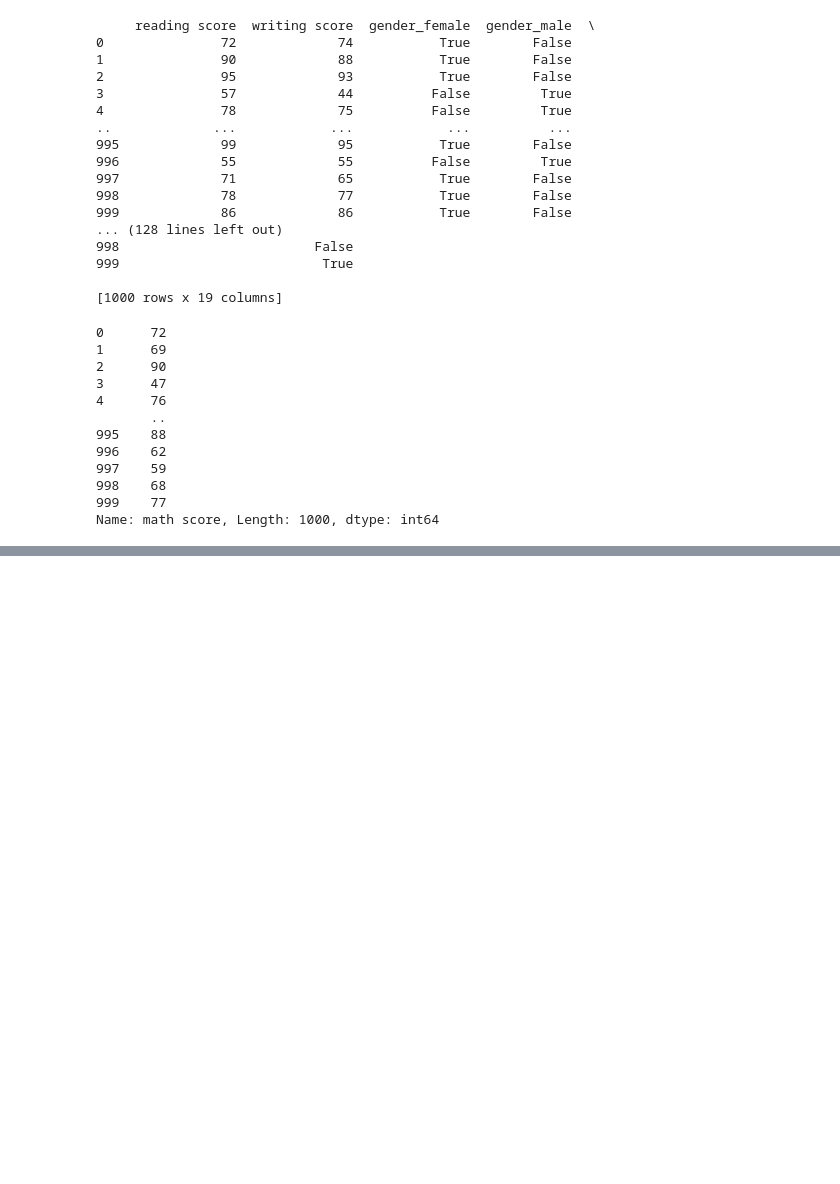
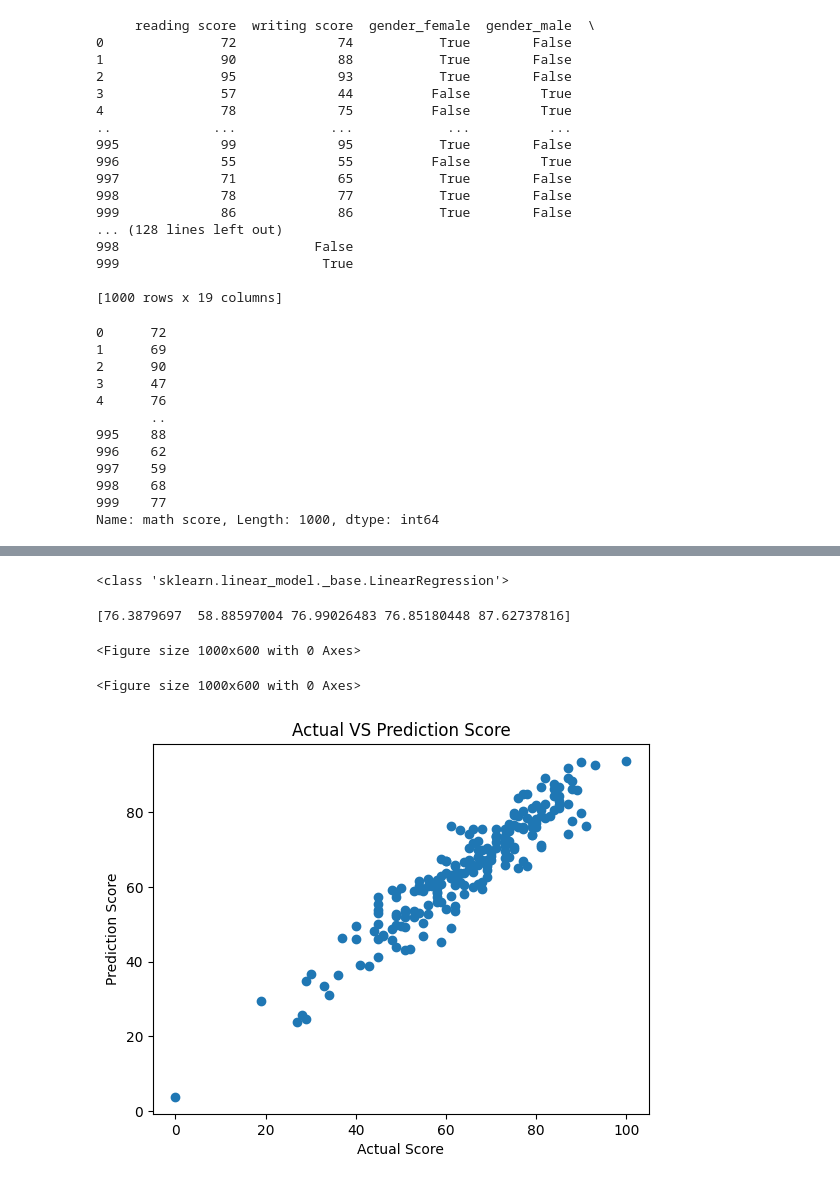
Before and after one commit to Parth0002/Student_Performance_Predictor, a Jupyter notebook: notebook/Predictor.ipynb, the cells around one changed output, grey strips where cells are left out. Cells and saved outputs as stored; diff of their text form; code cells hidden in the pictures; blank space fills up the shorter version.

```diff
--- a/notebook/Predictor.ipynb
+++ b/notebook/Predictor.ipynb
@@ -5,7 +5,7 @@ import numpy as np
 # %%
 import matplotlib.pyplot as plt
 # %%
-df = pd.read_csv("C:/Users/dell/OneDrive/Desktop/student-performance-predictor/data/Student_data.csv")
+df = pd.read_csv(r"C:\Users\dell\OneDrive\Desktop\student-performance-predictor desktop\data\Student_Data.csv")
 # %%
 df.head()
 # %% [output]
@@ -194,0 +201,7 @@ Name: math score, Length: 1000, dtype: int64
+# %%
+X_train, X_test, y_train, y_test = train_test_split(
+    x,
+    y,
+    test_size=0.2,
+    random_state=42
+)
@@ -194,0 +220,9 @@ Name: math score, Length: 1000, dtype: int64
+# %%
+#load model
+loaded_model = pickle.load(
+    open("../model/trained_model.pkl","rb")
+)
+# %%
+print(type(loaded_model))
+# %% [output]
+<class 'sklearn.linear_model._base.LinearRegression'>
@@ -194,0 +231,21 @@ Name: math score, Length: 1000, dtype: int64
+# %%
+print(predictions)
+# %% [output]
+[76.3879697  58.88597004 76.99026483 76.85180448 87.62737816]
+# %%
+predictions = loaded_model.predict(X_test)
+# %%
+plt.figure(figsize=(10,6))
+# %% [output]
+<Figure size 1000x600 with 0 Axes>
+<Figure size 1000x600 with 0 Axes>
+# %%
+plt.scatter(y_test, predictions)
+
+plt.xlabel("Actual Score")
+plt.ylabel("Prediction Score")
+plt.title("Actual VS Prediction Score")
+
+plt.show()
+# %% [output]
+[figure, added]
```
Also changed, not shown: parts of 11 cells of this notebook, 3 other files.
